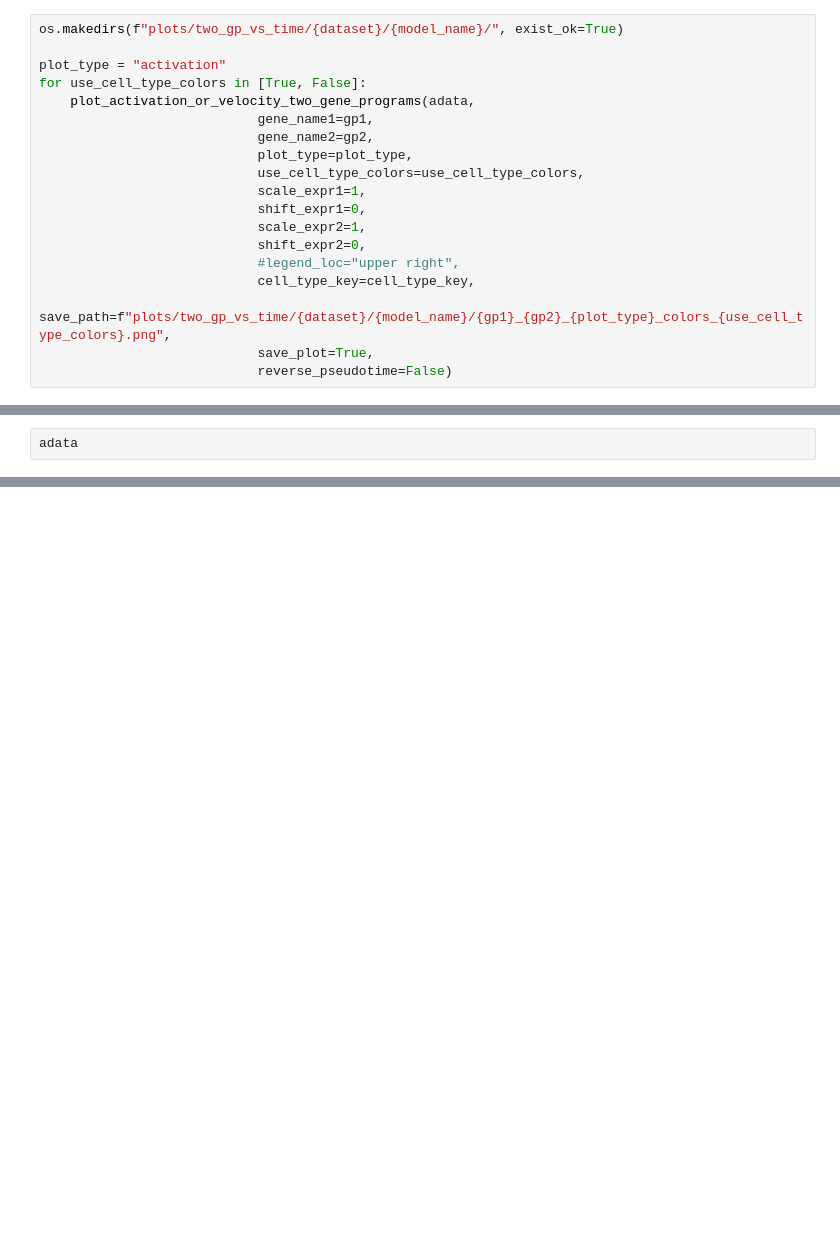
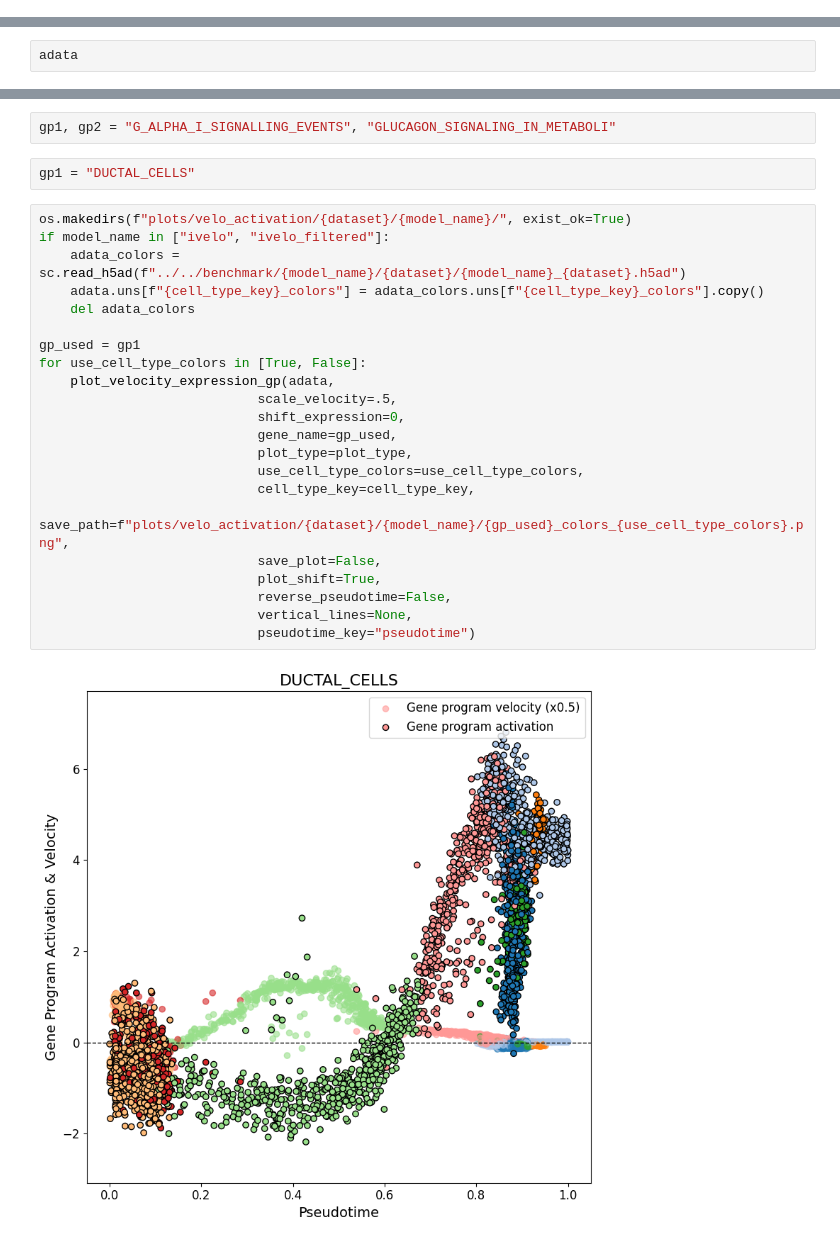
Before and after one commit to leonardogolinelli/imVelo, a Jupyter notebook: thesis/gp_velo_isomap/gp_isomap.ipynb, the cells around one changed output, grey strips where cells are left out. Cells and saved outputs as stored; diff of their text form; blank space fills up the shorter version.

```diff
--- a/thesis/gp_velo_isomap/gp_isomap.ipynb
+++ b/thesis/gp_velo_isomap/gp_isomap.ipynb
@@ -112,19 +131,0 @@ for use_cell_type_colors in [True, False]:
-# %%
-os.makedirs(f"plots/two_gp_vs_time/{dataset}/{model_name}/", exist_ok=True)
-
-plot_type = "activation"
-for use_cell_type_colors in [True, False]:
-    plot_activation_or_velocity_two_gene_programs(adata,
-                            gene_name1=gp1,
-                            gene_name2=gp2,
-                            plot_type=plot_type,
-                            use_cell_type_colors=use_cell_type_colors,
-                            scale_expr1=1,
-                            shift_expr1=0,
-                            scale_expr2=1,
-                            shift_expr2=0,
-                            #legend_loc="upper right",
-                            cell_type_key=cell_type_key,
-                            save_path=f"plots/two_gp_vs_time/{dataset}/{model_name}/{gp1}_{gp2}_{plot_type}_colors_{use_cell_type_colors}.png",
-                            save_plot=True,
-                            reverse_pseudotime=False)
@@ -166,0 +139,28 @@ adata
+# %%
+gp1, gp2 = "G_ALPHA_I_SIGNALLING_EVENTS", "GLUCAGON_SIGNALING_IN_METABOLI"
+# %%
+gp1 = "DUCTAL_CELLS"
+# %%
+os.makedirs(f"plots/velo_activation/{dataset}/{model_name}/", exist_ok=True)
+if model_name in ["ivelo", "ivelo_filtered"]:
+    adata_colors = sc.read_h5ad(f"../../benchmark/{model_name}/{dataset}/{model_name}_{dataset}.h5ad")
+    adata.uns[f"{cell_type_key}_colors"] = adata_colors.uns[f"{cell_type_key}_colors"].copy()
+    del adata_colors
+
+gp_used = gp1
+for use_cell_type_colors in [True, False]:
+    plot_velocity_expression_gp(adata,
+                            scale_velocity=.5,
+                            shift_expression=0,
+                            gene_name=gp_used,
+                            plot_type=plot_type,
+                            use_cell_type_colors=use_cell_type_colors,
+                            cell_type_key=cell_type_key,
+                            save_path=f"plots/velo_activation/{dataset}/{model_name}/{gp_used}_colors_{use_cell_type_colors}.png",
+                            save_plot=False,
+                            plot_shift=True,
+                            reverse_pseudotime=False,
+                            vertical_lines=None,
+                            pseudotime_key="pseudotime")
+# %% [output]
+[figure, added]
```
Also changed, not shown: parts of 22 cells of this notebook, 37 other files.
